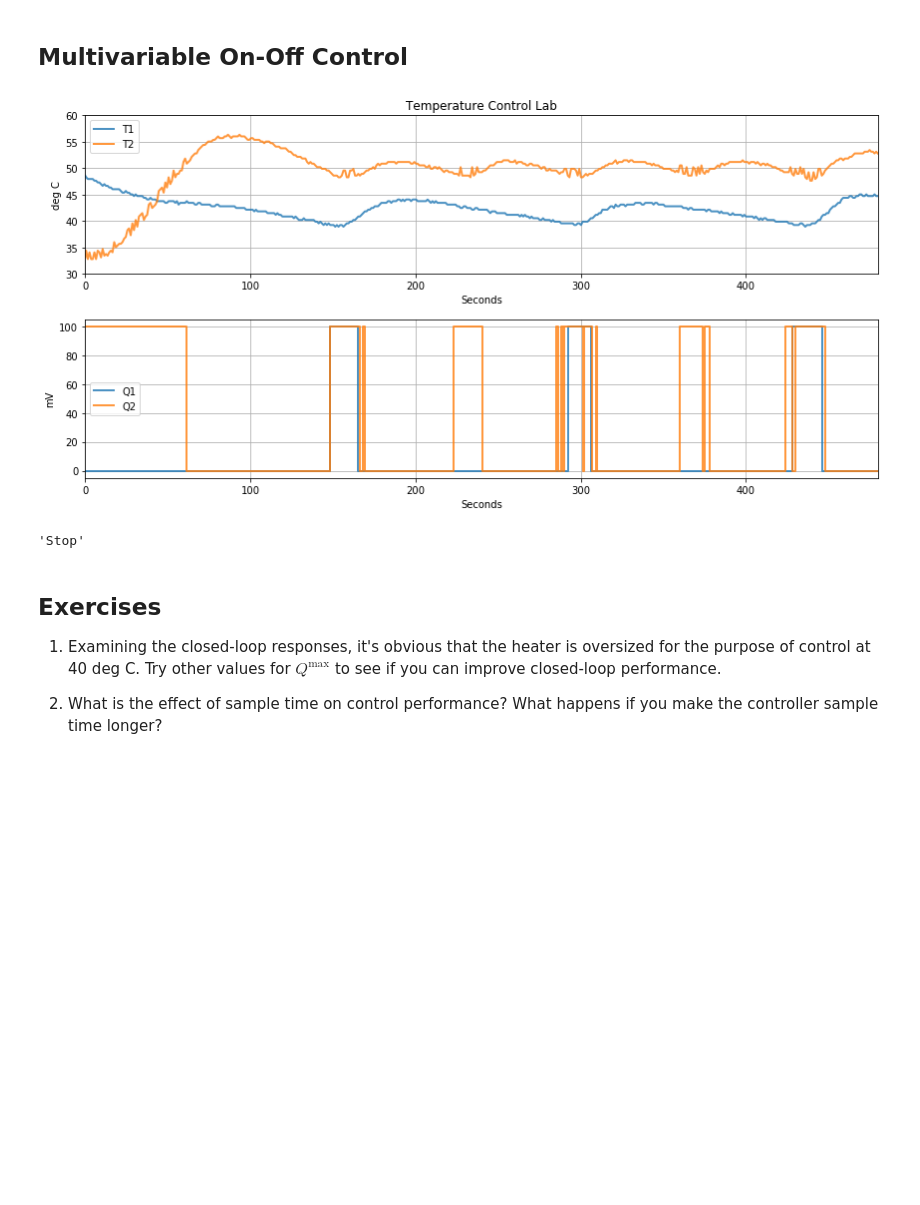
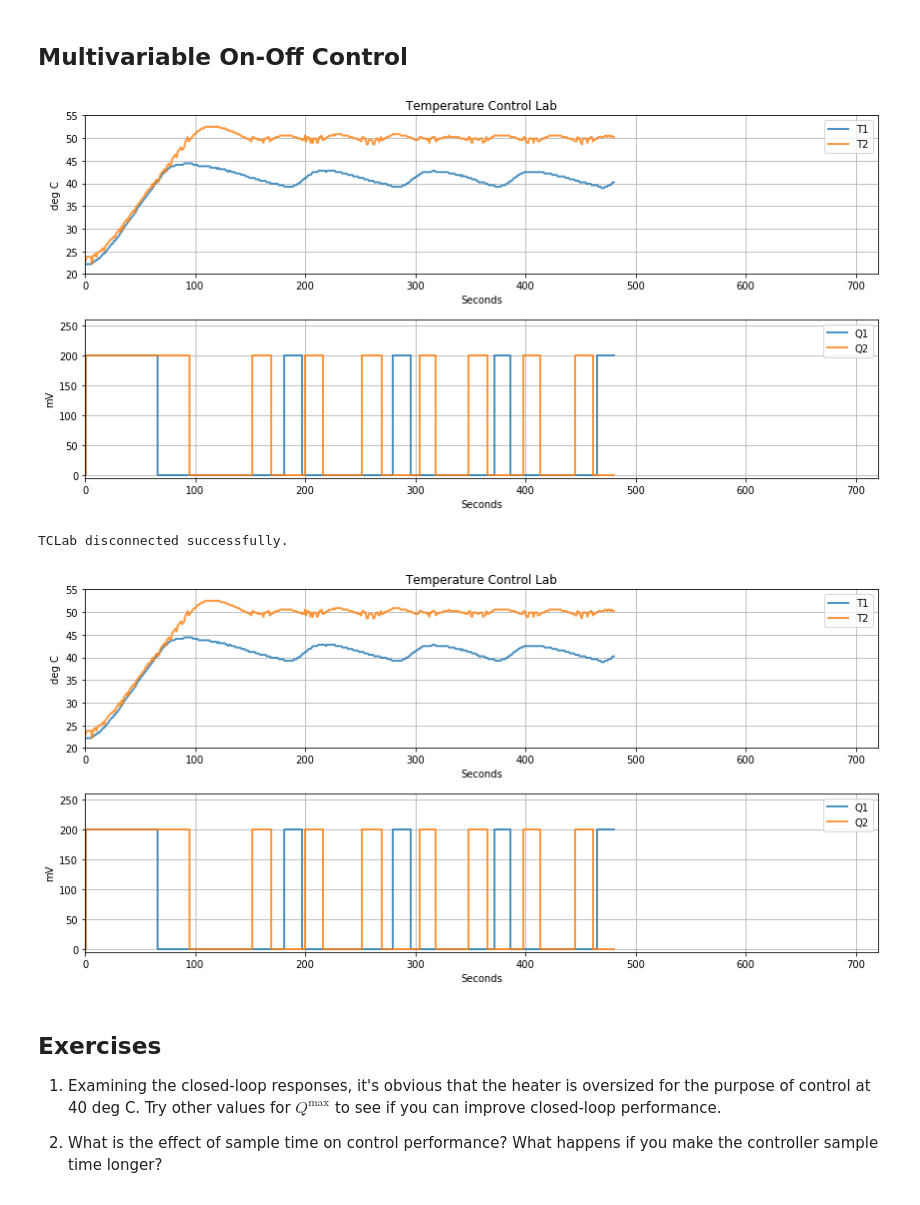
Before and after one commit to jckantor/TCLab, a Jupyter notebook: notebooks/1_Relay_Control.ipynb, the cells around one changed output. Cells and saved outputs as stored; diff of their text form; code cells hidden in the pictures; blank space fills up the shorter version.

```diff
--- a/notebooks/1_Relay_Control.ipynb
+++ b/notebooks/1_Relay_Control.ipynb
@@ -14,26 +14,23 @@ Q(t) & = \begin{cases}
 
 This is simple to implement, in fact it is just one line of code in the following cell. Adjust `Tsetpoint` to a desired setpoint value, then run the cell.
 # %%
+%matplotlib inline
 import sys
 sys.path.append("..")
 from TCLab import TCLab, clock
 
 # control parameters
-Qmax = 100
+Qmax = 200
 Tsetpoint = 40
 
 # time horizon and time step
-tfinal = 180
+tfinal = 300
 tstep = 1
 
 # perform experiment
-a = TCLab()
-a.initplot(tfinal)
-a.start()
-for t in clock(tfinal, tstep):
-    a.Q1 = Qmax if a.T1 < Tsetpoint else 0
-    a.updateplot()
-
-# finish up
-a.stop
+with TCLab() as a:
+    a.initplot(tfinal)
+    for t in clock(tfinal, tstep):
+        a.Q1 = Qmax if a.T1 < Tsetpoint else 0
+        a.updateplot()
 # %% [output]
@@ -101,33 +99,29 @@ a.stop
 # %% [markdown]
 ## Multivariable On-Off Control
 # %%
+%matplotlib inline
 import sys
 sys.path.append('..')
 from TCLab import TCLab, clock
 
 Tsetpoint1 = 40
 Tsetpoint2 = 50
-Qmax = 100
+Qmax = 200
 tfinal = 480
 
-a = TCLab()
-a.start()
-a.initplot(tfinal)
-a.Q1 = 0
-a.Q2 = 0
+with TCLab() as a:
+    a.initplot(tfinal)
+    for t in clock(tfinal):
+        a.Q1 = Qmax if a.T1 <= Tsetpoint1 - 0.5 else a.Q1
+        a.Q1 = 0 if a.T1 >= Tsetpoint1 + 0.5 else a.Q1
 
-for t in clock(tfinal):
-    a.Q1 = Qmax if a.T1 <= Tsetpoint1 - 0.5 else a.Q1
-    a.Q1 = 0 if a.T1 >= Tsetpoint1 + 0.5 else a.Q1
-
-    a.Q2 = Qmax if a.T2 <= Tsetpoint2 - 0.5 else a.Q2
-    a.Q2 = 0 if a.T2 >= Tsetpoint2 + 0.5 else a.Q2
-    a.updateplot()
-
-a.stop()
+        a.Q2 = Qmax if a.T2 <= Tsetpoint2 - 0.5 else a.Q2
+        a.Q2 = 0 if a.T2 >= Tsetpoint2 + 0.5 else a.Q2
+        a.updateplot()
 # %% [output]
-[figure, old version]
+[figure, new version]
-'Stop'
+TCLab disconnected successfully.
+[figure, added]
 # %% [markdown]
 ## Exercises
 
```
Also changed, not shown: parts of 4 cells of this notebook, 8 other files.
